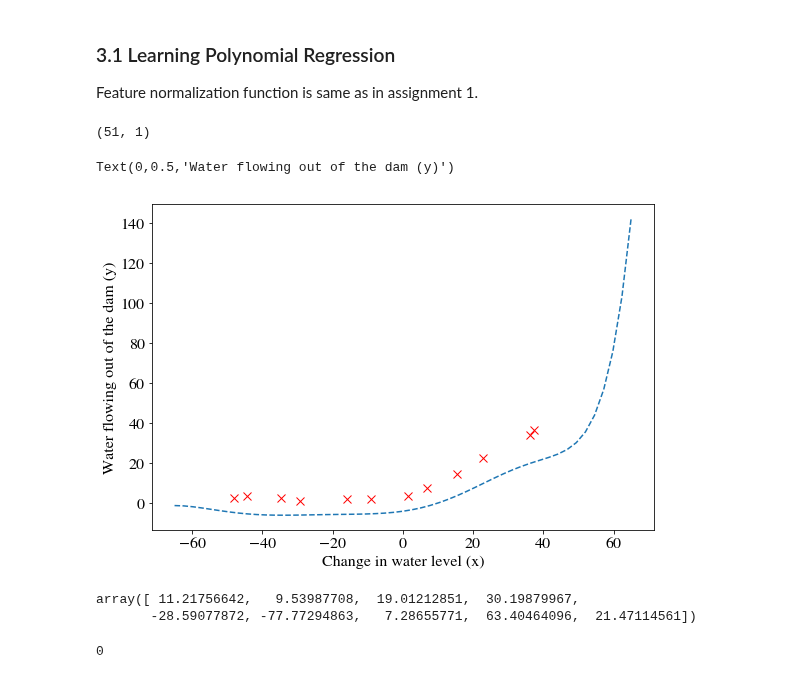
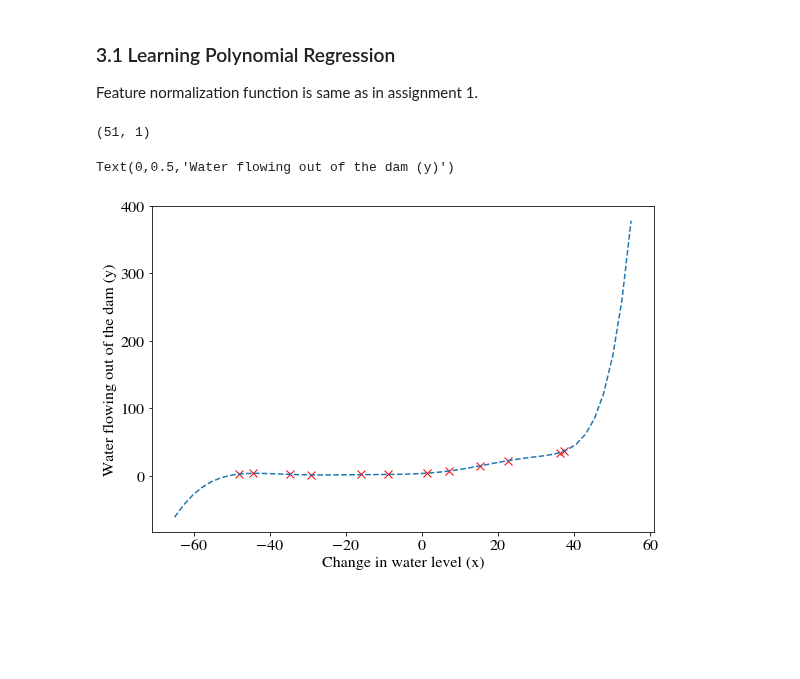
Before and after one commit to oeyh/NN, a Jupyter notebook: assignment5 Bias vs Variance/Assignment 5.ipynb, the cells around one changed output. Saved outputs shown, nothing was run; the diff lists cells and outputs as text; code cells hidden in the pictures; blank space fills up the shorter version.

Commit message:
found bug in visualizing polynomial regression results: need to use mu, sigma of the training sample to normalize X for plotting

```diff
--- a/assignment5 Bias vs Variance/Assignment 5.ipynb
+++ b/assignment5 Bias vs Variance/Assignment 5.ipynb
@@ -266,13 +266,13 @@ X_poly_wb = np.concatenate((np.ones((m, 1)), X_poly), axis=1)
 
 # 2) Cross Validation set
 Xval_poly = polyFeatures(Xval, p)
-Xval_poly, mu, sigma = featureNormalize(Xval_poly)
+Xval_poly, mu_val, sigma_val = featureNormalize(Xval_poly)
 Xval_poly_wb = np.concatenate((np.ones((mval, 1)), Xval_poly), axis=1)
 
 # 3) test set
 mtest = Xtest.shape[0]
 Xtest_poly = polyFeatures(Xtest, p)
-Xtest_poly, mu, sigma = featureNormalize(Xtest_poly)
+Xtest_poly, mu_test, sigma_test = featureNormalize(Xtest_poly)
 Xtest_poly_wb = np.concatenate((np.ones((mtest, 1)), Xtest_poly), axis=1)
 # %%
 # Learning polynomial regression
@@ -284,33 +284,25 @@ theta = result.x
 # %%
 # visualizing result
 
 # predicted y
-Xp = np.linspace(-65, 65, 51)[:, np.newaxis]
+Xp = np.linspace(-65, 55, 51)[:, np.newaxis]
 print(Xp.shape)
 mp = Xp.shape[0]
 Xp_poly = polyFeatures(Xp, p)
-Xp_poly, mu, sigma = featureNormalize(Xp_poly)
+Xp_poly = (Xp_poly - mu) / sigma # need to use mu, sigma of the training sample to normalize this set
 Xp_poly_wb = np.concatenate((np.ones((mp, 1)), Xp_poly), axis=1)
 
 yp = Xp_poly_wb@theta[:, np.newaxis]
 
 # plot
 fig, ax = plt.subplots(figsize=(9,6))
 
 ax.plot(X, y, 'rx', markersize=8)
 ax.plot(Xp, yp, '--', markersize=10)
+# ax.plot(X, X_poly_wb@theta[:, np.newaxis], 'go', markersize=8)
 ax.set_xlabel('Change in water level (x)')
 ax.set_ylabel('Water flowing out of the dam (y)')
 # %% [output]
 (51, 1)
 Text(0,0.5,'Water flowing out of the dam (y)')
-[figure, old version]
+[figure, new version]
-# %%
-theta
-# %% [output]
-array([ 11.21756642,   9.53987708,  19.01212851,  30.19879967,
-       -28.59077872, -77.77294863,   7.28655771,  63.40464096,  21.47114561])
-# %%
-print(lmd)
-# %% [output]
-0
```
